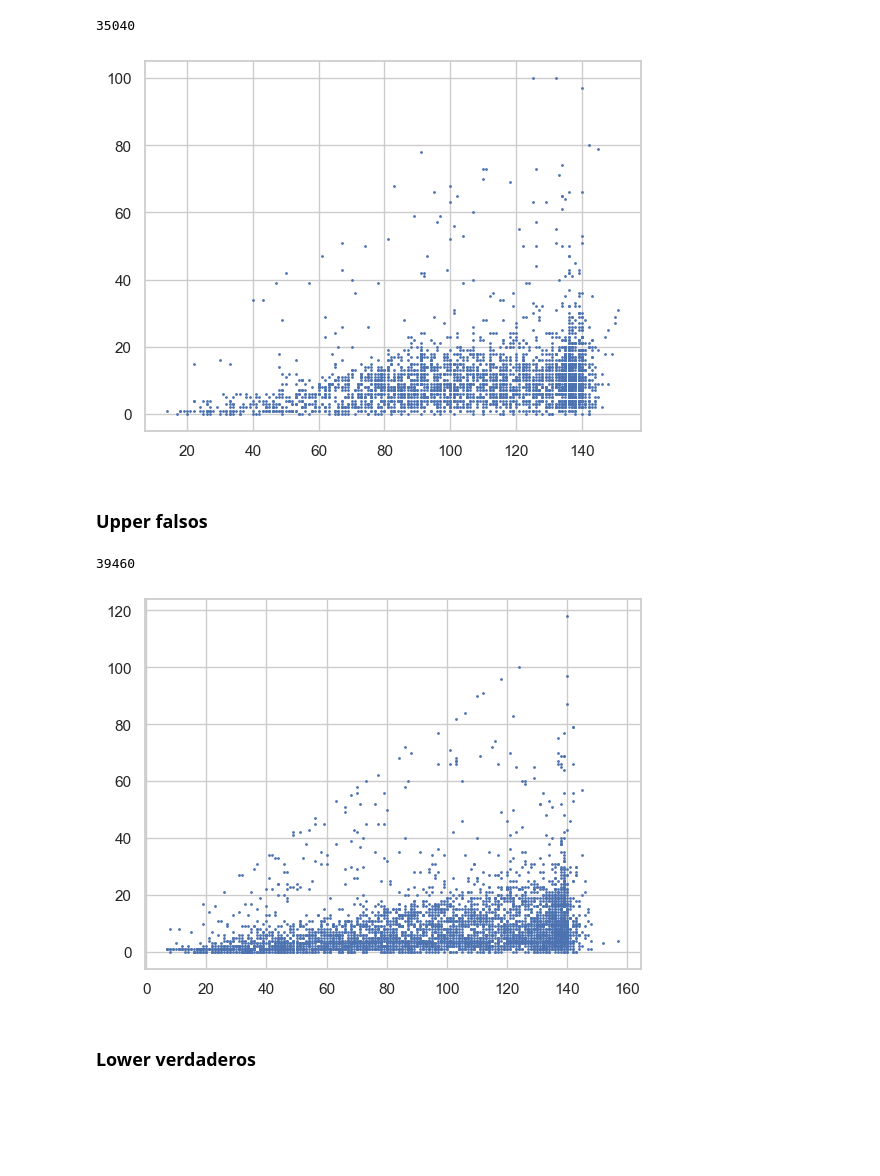
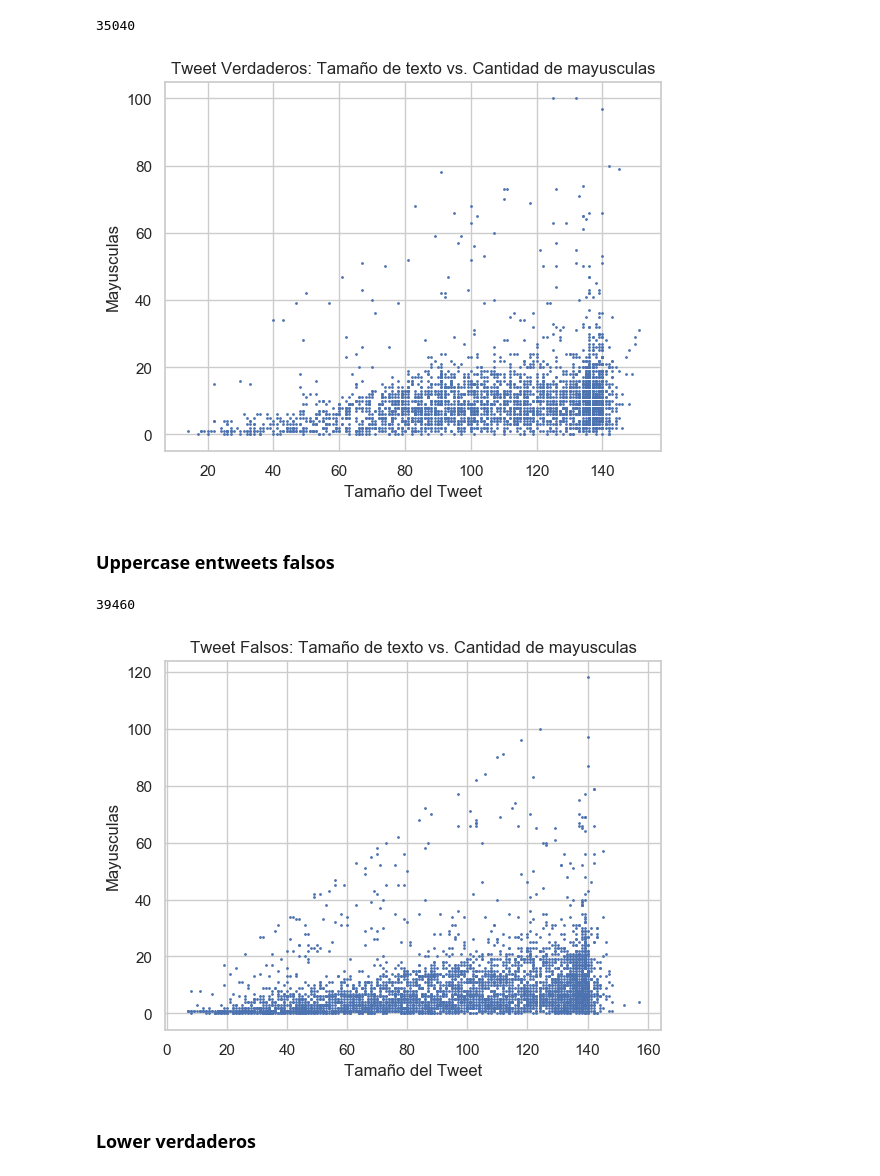
Before and after one commit to GastonMontes/1ro-2020-7506-TP1, a Jupyter notebook: Analisis Texto con libreria nltk.ipynb, the cells around one changed output. Saved outputs shown, nothing was run; the diff lists cells and outputs as text; code cells hidden in the pictures; blank space fills up the shorter version.

```diff
--- a/Analisis Texto con libreria nltk.ipynb
+++ b/Analisis Texto con libreria nltk.ipynb
@@ -178,10 +186,12 @@ text_analysis_list['tokenized'] = text_analysis_list.text.apply(lambda text: nlt
 is_noun = lambda pos: pos[:2] == 'NN'
 text_analysis_list['nouns'] = text_analysis_list.tokenized.apply(lambda tokenized_words: [word for (word, pos) in nltk.pos_tag(tokenized_words) if is_noun(pos)])
 
+text_analysis_list['nouns_len'] = text_analysis_list.nouns.apply(lambda x: len(x))
 
 is_verb = lambda pos: pos[:2] == 'VB'
 text_analysis_list['verbs'] = text_analysis_list.tokenized.apply(lambda tokenized_words: [word for (word, pos) in nltk.pos_tag(tokenized_words) if is_verb(pos)])
 
+text_analysis_list['verbs_len'] = text_analysis_list.verbs.apply(lambda x: len(x))
 
 text_analysis_list
 # %% [output]
@@ -215,11 +225,14 @@ text_true.count_upper.sum()
 # %%
 fig, ax = plt.subplots()
 ax.scatter(text_true.text_size.tolist(), text_true.count_upper.tolist(), s=1)
+plt.title("Tweet Verdaderos: Tamaño de texto vs. Cantidad de mayusculas")
+plt.xlabel("Tamaño del Tweet")
+plt.ylabel("Mayusculas")
 plt.show()
 # %% [output]
-[figure, old version]
+[figure, new version]
 # %% [markdown]
-### Upper falsos
+### Uppercase entweets falsos
 # %%
 text_false = text_analysis_list[text_analysis_list.target == 0]
 text_false.count_upper.sum()
@@ -228,9 +241,12 @@ text_false.count_upper.sum()
 # %%
 fig, ax = plt.subplots()
 ax.scatter(text_false.text_size.tolist(), text_false.count_upper.tolist(), s=1)
+plt.title("Tweet Falsos: Tamaño de texto vs. Cantidad de mayusculas")
+plt.xlabel("Tamaño del Tweet")
+plt.ylabel("Mayusculas")
 plt.show()
 # %% [output]
-[figure, old version]
+[figure, new version]
 # %% [markdown]
 ### Lower verdaderos
 # %%
```
Also changed, not shown: parts of 13 cells of this notebook, 1 other file.
